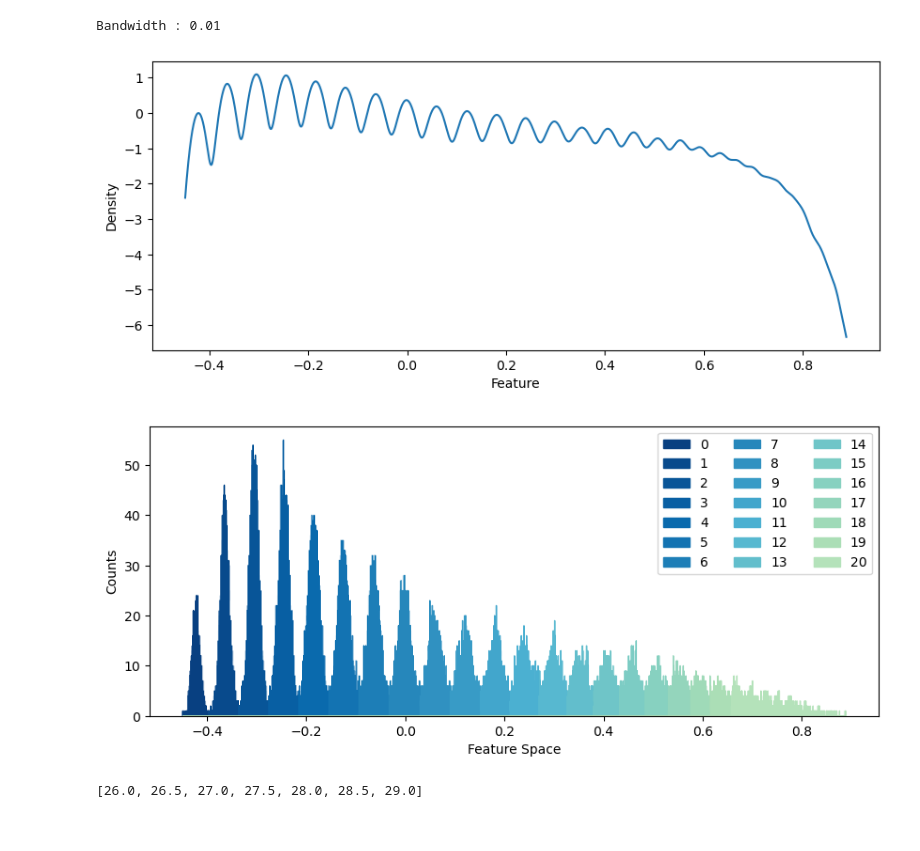
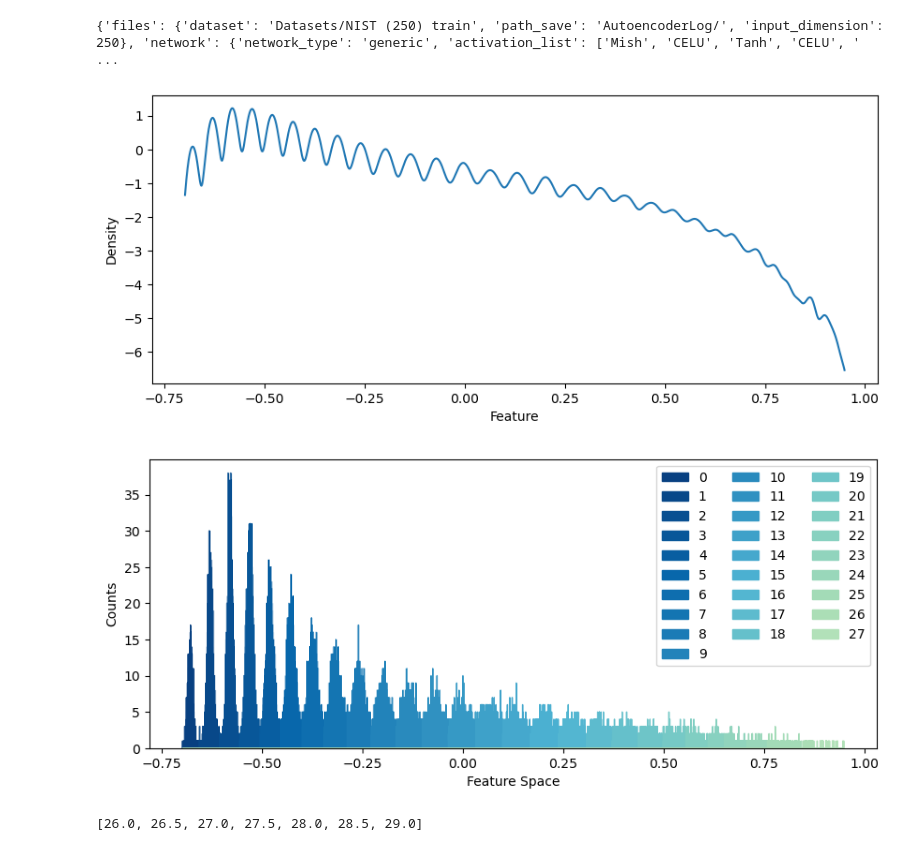
Before and after one commit to polyquantique/Photon-Number-Classification, a Jupyter notebook: src/Decibel.ipynb, the cells around one changed output. Cells and saved outputs as stored; diff of their text form; code cells hidden in the pictures.

Commit message:
Sweep

```diff
--- a/src/Decibel.ipynb
+++ b/src/Decibel.ipynb
@@ -10,22 +10,22 @@ decibel_dict= file_name_table('Datasets/NIST (250) train/', 250, (67,71))
 # %%
-signal_size = 250
-path_test = 'Datasets/NIST (250) test/'
+signal_size = 800
+path_test = 'Datasets/NIST (800)/'
 path_train = 'Datasets/NIST (250) train/'
 
 X_test = np.concatenate([np.fromfile(f"{path_test}{fileName}",dtype=np.float16).reshape(-1,signal_size) for fileName in listdir(path_test)])
-X_test = X_test.astype("double")
+X = X_test.astype("double")
 
 X_train = np.concatenate([np.fromfile(f"{path_train}{fileName}",dtype=np.float16).reshape(-1,signal_size) for fileName in listdir(path_train)])
 X_train = X_train.astype("double")
 
-X = np.concatenate((X_test,X_train))
+#X = np.concatenate((X_test,X_train))
 # %%
-ak = autoencoder_kernelDensity("Autoencoder Log/sweep NIST 2/run 07/fold 0")
-ak.fit(X[::2], plot_cluster=True, plot_traces=False, plot_density=True, bw_cst=[0.01], flip=False)
+ak = autoencoder_kernelDensity("AutoencoderLog/run-2023-10-04-13-04/fold 1")
+ak.fit(X[::10], plot_cluster=True, plot_traces=False, plot_density=True, bw_cst=[0.01], flip=True)
 # %% [output]
-Bandwidth : 0.01
+{'files': {'dataset': 'Datasets/NIST (250) train', 'path_save': 'AutoencoderLog/', 'input_dimension': 250}, 'network': {'network_type': 'generic', 'activation_list': ['Mish', 'CELU', 'Tanh', 'CELU', ' ...
-[figure, old version]
+[figure, new version]
-[figure, old version]
+[figure, new version]
 # %%
 decibel = []
 g2 = []
```
Also changed, not shown: parts of 7 cells of this notebook, 17 other files.
